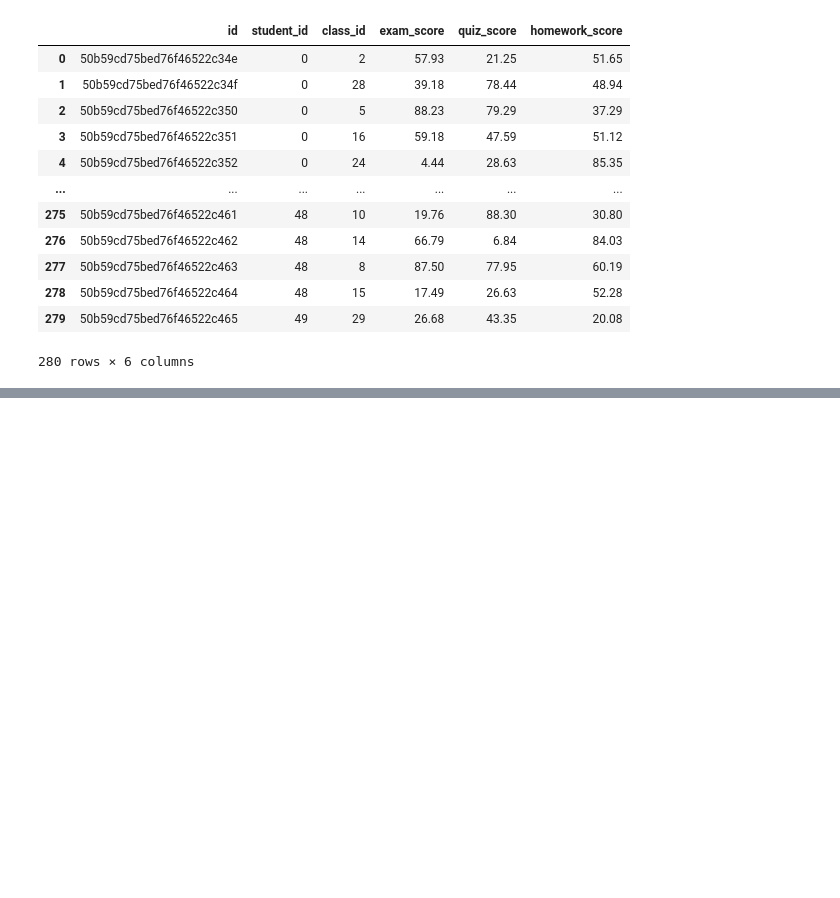
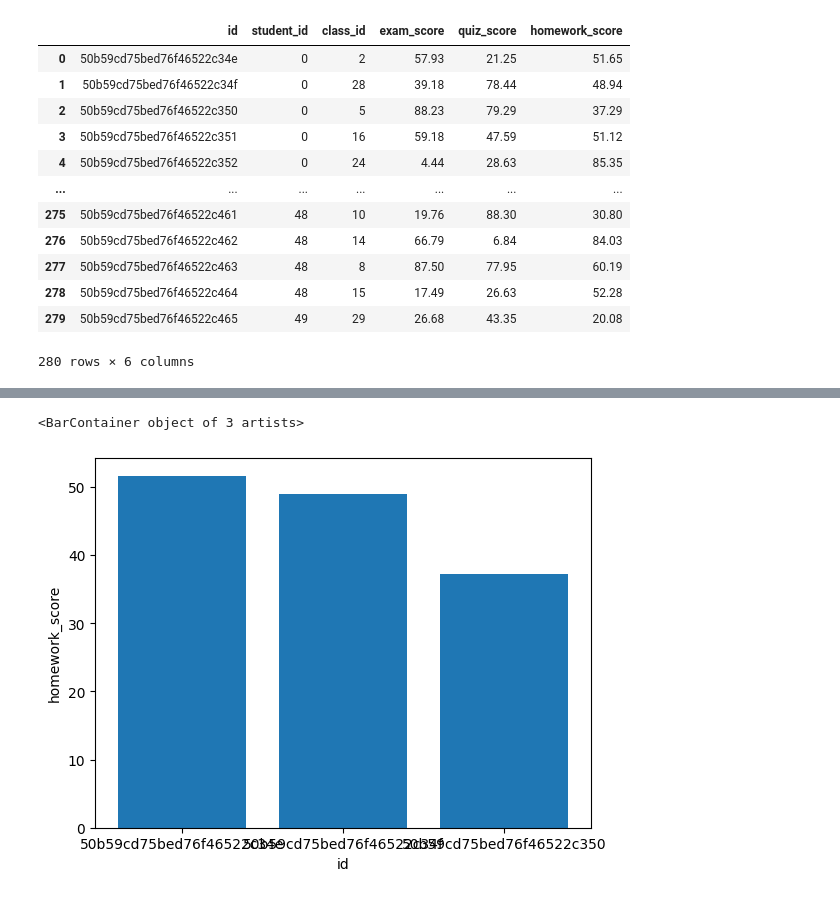
Before and after one commit to sourab777karad/Data_Analysis, a Jupyter notebook: JSON_DATA/Data_analysis.ipynb, the cells around one changed output, grey strips where cells are left out. Cells and saved outputs as stored; diff of their text form; code cells hidden in the pictures; blank space fills up the shorter version.

```diff
--- a/JSON_DATA/Data_analysis.ipynb
+++ b/JSON_DATA/Data_analysis.ipynb
@@ -174,0 +256,9 @@ new_df
+# %%
+x = new_df.id[0:3]
+y = new_df.homework_score[0:3]
+plt.xlabel("id")
+plt.ylabel("homework_score")
+plt.bar(x, y)
+# %% [output]
+<BarContainer object of 3 artists>
+[figure, added]
```
Also changed, not shown: parts of 9 cells of this notebook, 1 other file.
